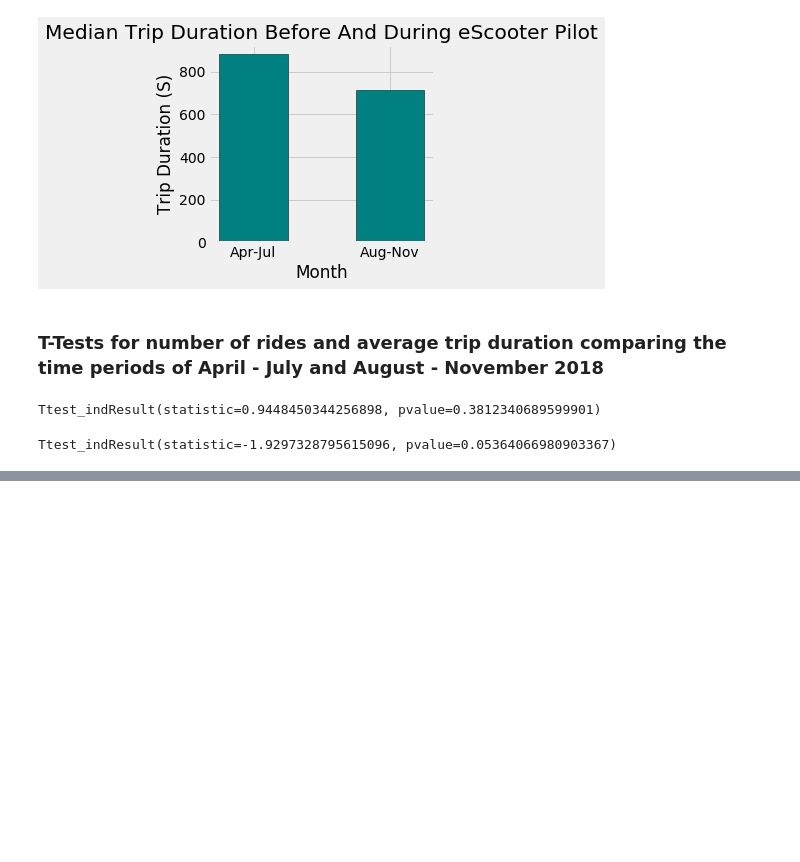
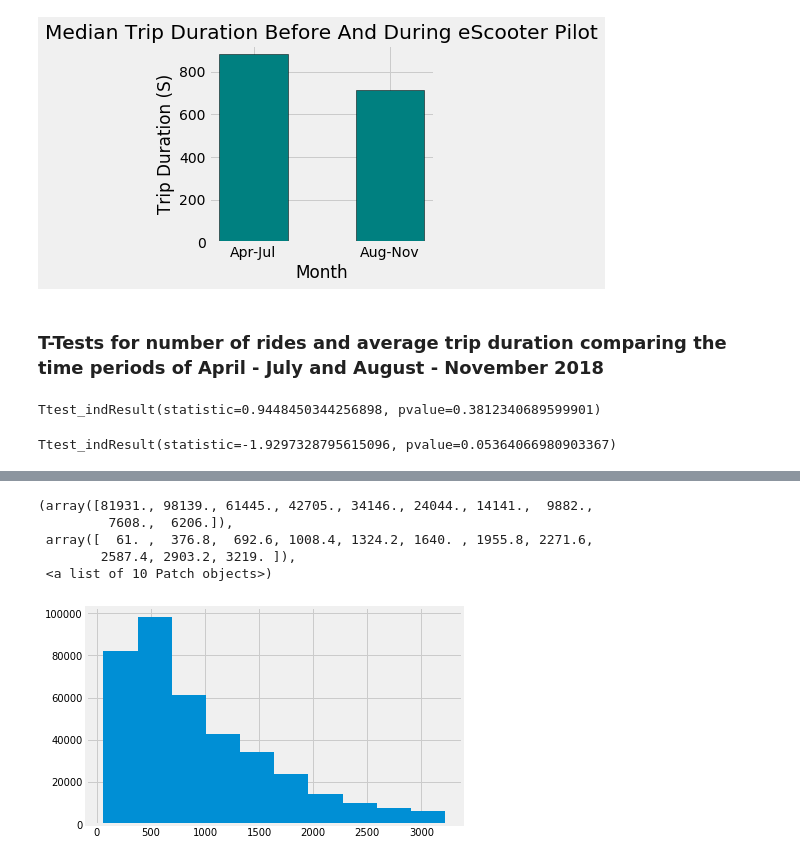
Before and after one commit to tdrygg/Group-Project, a Jupyter notebook: Matt Garcia Group Project/eScooter Pilot Impact to 2018 NiceRide Trips (Matt Garcia).ipynb, the cells around one changed output, grey strips where cells are left out. Saved outputs shown, nothing was run; the diff lists cells and outputs as text; code cells hidden in the pictures; blank space fills up the shorter version.

```diff
--- a/Matt Garcia Group Project/eScooter Pilot Impact to 2018 NiceRide Trips (Matt Garcia).ipynb
+++ b/Matt Garcia Group Project/eScooter Pilot Impact to 2018 NiceRide Trips (Matt Garcia).ipynb
@@ -167,0 +390,9 @@ Ttest_indResult(statistic=-1.9297328795615096, pvalue=0.05364066980903367)
+# %%
+plt.hist(outliers_removed_2018)
+# %% [output]
+(array([81931., 98139., 61445., 42705., 34146., 24044., 14141.,  9882.,
+         7608.,  6206.]),
+ array([  61. ,  376.8,  692.6, 1008.4, 1324.2, 1640. , 1955.8, 2271.6,
+        2587.4, 2903.2, 3219. ]),
+ <a list of 10 Patch objects>)
+[figure, added]
```
Also changed, not shown: parts of 26 cells of this notebook, 1 other file.
